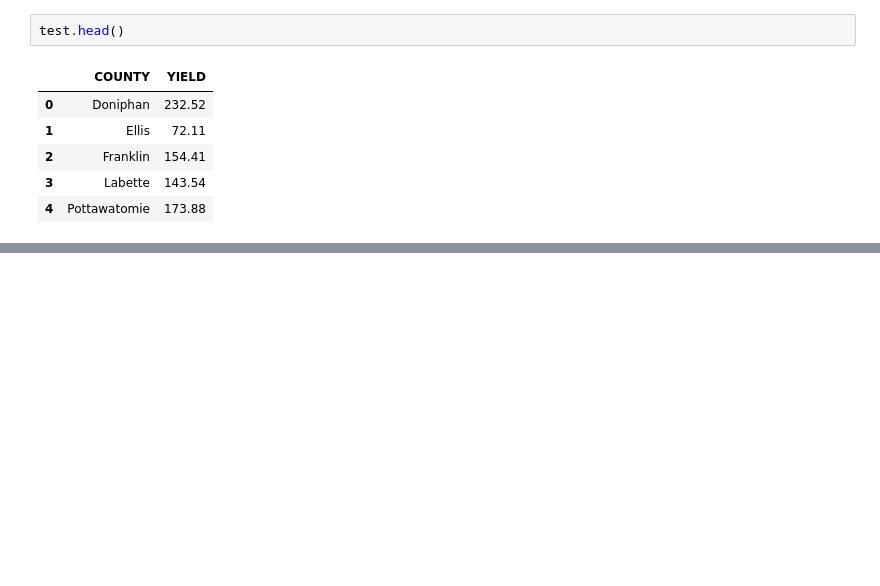
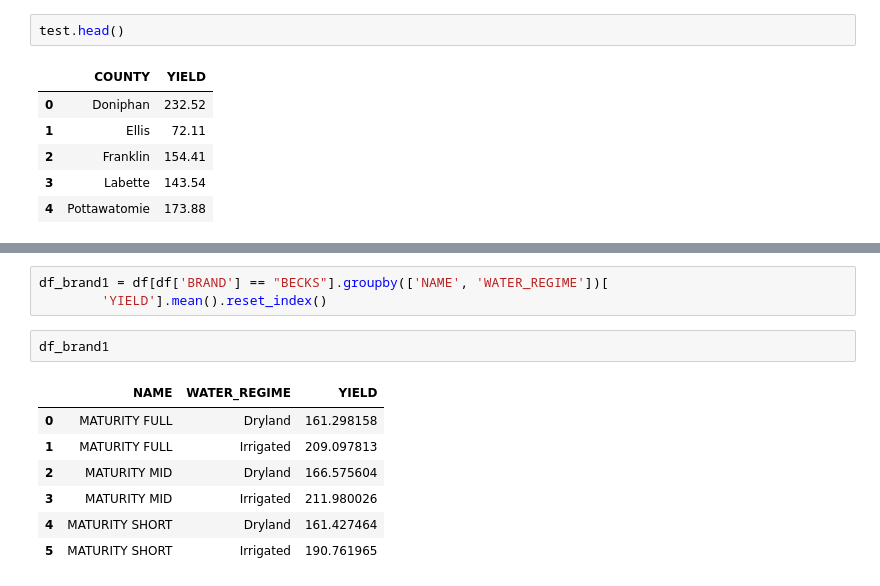
Before and after one commit to Ciampitti-Lab/AVYield, a Jupyter notebook: data/data_exp.ipynb, the cells around one changed output, grey strips where cells are left out. Cells and saved outputs as stored; diff of their text form; blank space fills up the shorter version.

```diff
--- a/data/data_exp.ipynb
+++ b/data/data_exp.ipynb
@@ -268,0 +308,13 @@ test.head()
+# %%
+df_brand1 = df[df['BRAND'] == "BECKS"].groupby(['NAME', 'WATER_REGIME'])[
+        'YIELD'].mean().reset_index()
+# %%
+df_brand1
+# %% [output]
+|  | NAME | WATER_REGIME | YIELD |
+| 0 | MATURITY FULL | Dryland | 161.298158 |
+| 1 | MATURITY FULL | Irrigated | 209.097813 |
+| 2 | MATURITY MID | Dryland | 166.575604 |
+| 3 | MATURITY MID | Irrigated | 211.980026 |
+| 4 | MATURITY SHORT | Dryland | 161.427464 |
+| 5 | MATURITY SHORT | Irrigated | 190.761965 |
```
Also changed, not shown: parts of 4 cells of this notebook, 5 other files.
